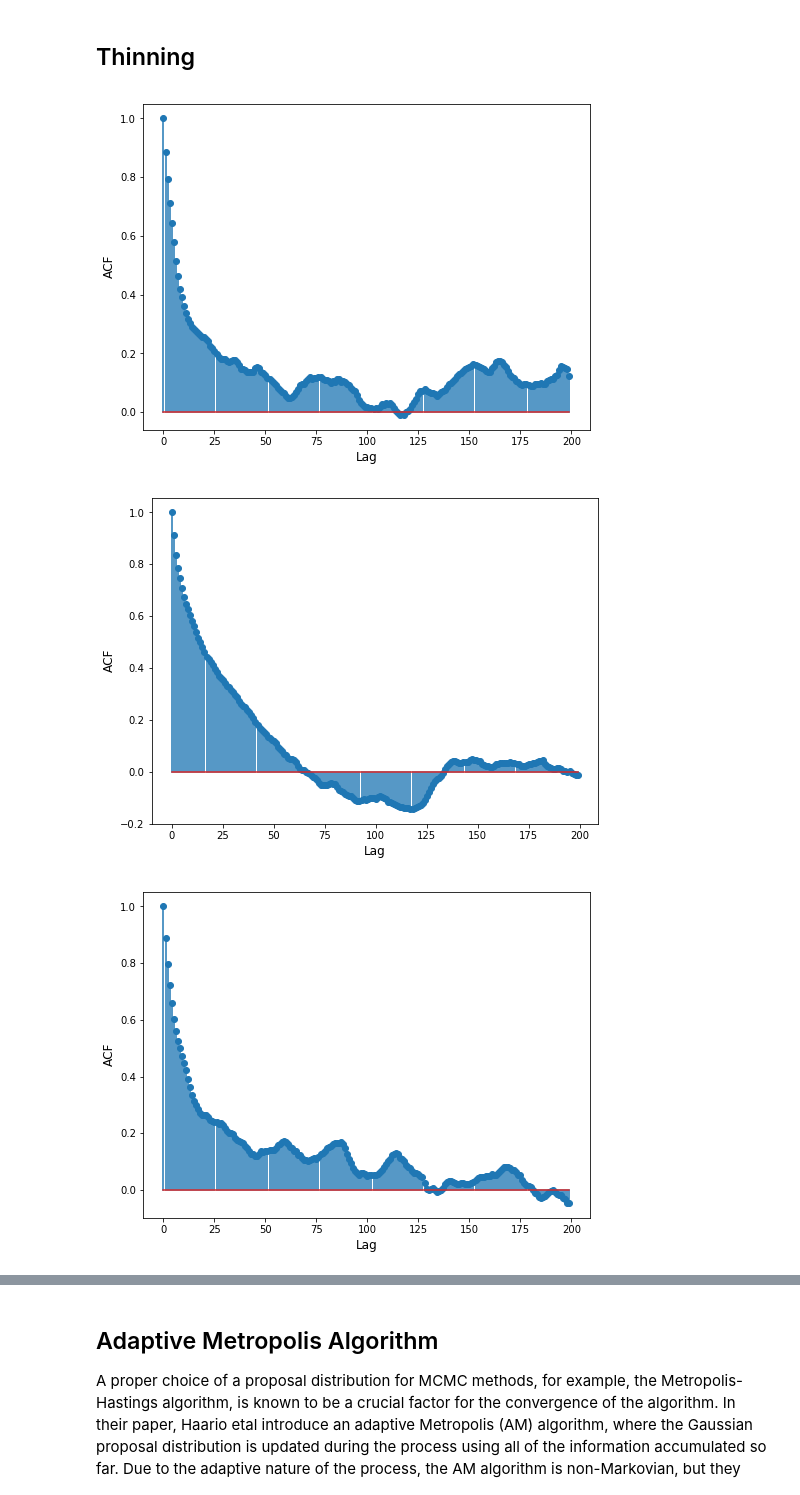
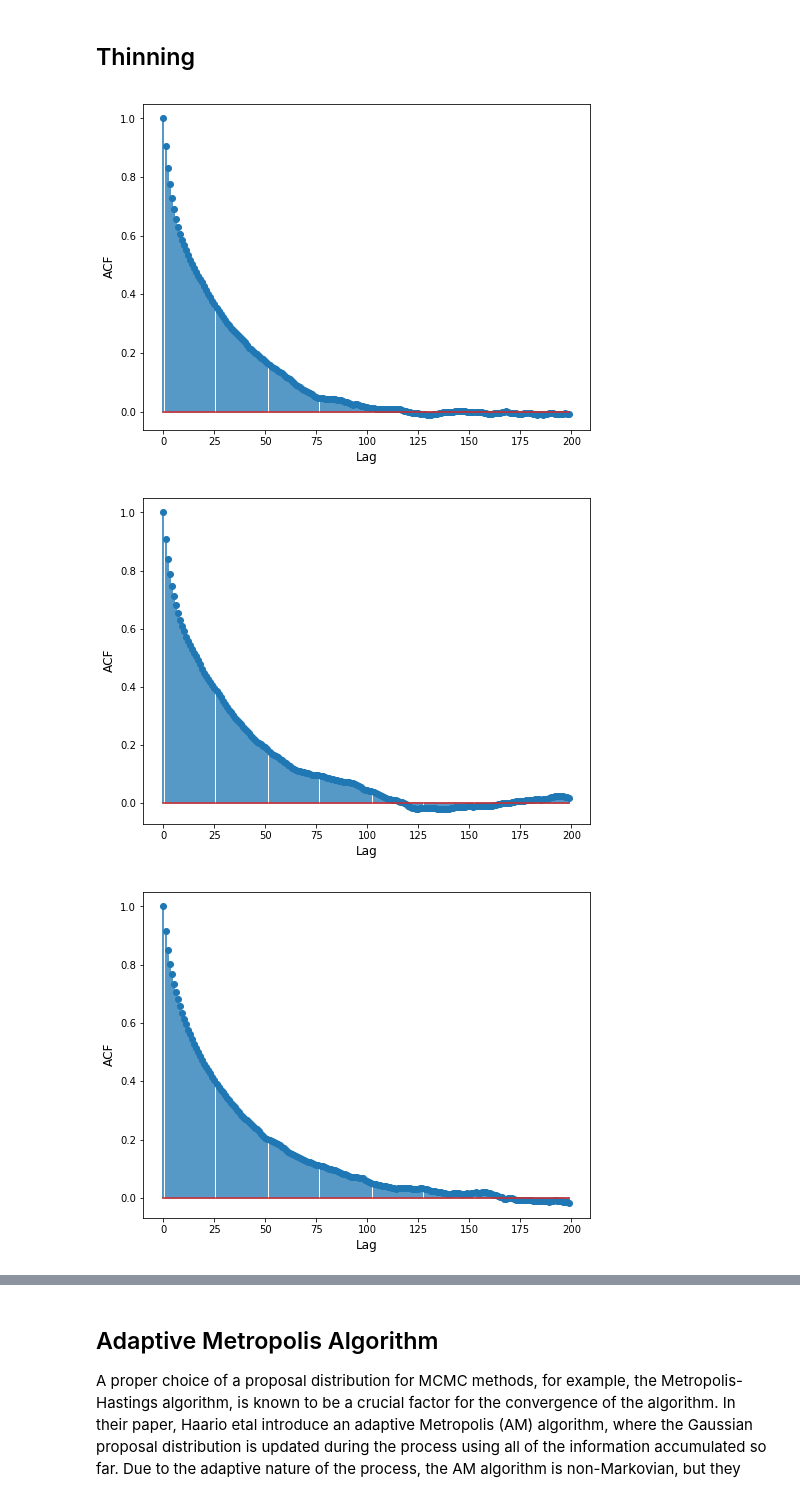
Before and after one commit to MingxuanZhang/MCMC_Tutorial, a Jupyter notebook: tutorial/part1/mcmc_tutorial_part1_new_version.ipynb, the cells around one changed output, grey strips where cells are left out. Saved outputs shown, nothing was run; the diff lists cells and outputs as text; code cells hidden in the pictures.

```diff
--- a/tutorial/part1/mcmc_tutorial_part1_new_version.ipynb
+++ b/tutorial/part1/mcmc_tutorial_part1_new_version.ipynb
@@ -77,3 +72,10 @@ def prior(parameters):
+# %%
+def prior(parameters):
+    alpha, beta = parameters
+    if alpha <= 0 or beta <= 0:
+        return -np.inf
+    else:
+        return np.log(stats.lognorm.pdf(x=alpha, s=np.log(4), scale=2)*stats.lognorm.pdf(x=beta, s=np.log(4), scale=4))
 # %% [markdown]
 ## Posterior Distribution/Posterior Score
 
@@ -89,7 +91,9 @@ In this analysis, you will work with the **log-probability distributions** for n
 
 (**This part was adapted from in-class notebook MCMC and practicum**)
 # %%
-def logpost(parameters, x_meas=x_meas, y_meas=y_meas, sigma=1):
-    L = likelihood(parameters, x_meas, y_meas, sigma) # calculate the likelihood
-    pi = prior(parameters)                            # calculate the prior
-    return (L+pi)                   # return the log of the posterior
+def logpost(parameters, x_meas, y_meas, sigma):
+    pi = prior(parameters)
+    if (pi==-np.inf):
+        return -np.inf
+    L = likelihood(parameters, x_meas, y_meas, sigma)
+    return (L+pi)
@@ -207,0 +189,2 @@ plot_sequences(alpha, beta)
+# %%
+alpha1, beta1, ar1 = sequences_generator(mcmc=mcmc, problem=ProblemMCMC, sigma=1, x_meas=x_meas, y_meas=y_meas, m=4, n_iter=30000, logpost=logpost, t0=1, stepsize=[0.005, 0.01])
@@ -270,0 +261,19 @@ GR_beta = GR_diag(beta, interval=50)
+# %%
+m = len(alpha1)
+burnin = 10000
+bestfit = stats.linregress(x_meas, y_meas)
+for i in range(m-1):
+    plt.hist(alpha1[i][burnin:], edgecolor="white")
+    freq1, bin1 = np.histogram(alpha1[i][burnin:])
+    plt.vlines(x=bestfit[0], ymin=0, ymax=max(freq1), color='red')
+    plt.xlabel('The location parameter for normal distribution')
+    plt.ylabel('Frequency')
+    plt.title('Sequence {0}'.format(i+1))
+    plt.show()
+    plt.hist(beta1[i][burnin:], edgecolor="white")
+    freq2, bin2 = np.histogram(beta1[i][burnin:])
+    plt.vlines(x=bestfit[1], ymin=0, ymax=max(freq2), color='red')
+    plt.xlabel('The scale parameter for normal distribution')
+    plt.ylabel('Frequency')
+    plt.title('Sequence {0}'.format(i+1))
+    plt.show()
@@ -286,11 +302,11 @@ def ACF(X, end=200, interval=1, plot=True):
         plt.show()
     return acf
 # %%
-burnin = 2000
+burnin = 5000
 acf = []
-for i in range(len(alpha)):
-    acf.append(ACF(alpha[i][burnin:], end=200))
+for i in range(len(alpha1)):
+    acf.append(ACF(alpha1[i][burnin:], end=200))
 # %% [output]
-[figure, old version]
+[figure, new version]
-[figure, old version]
+[figure, new version]
-[figure, old version]
+[figure, new version]
```
Also changed, not shown: parts of 25 cells of this notebook, 6 other files.
